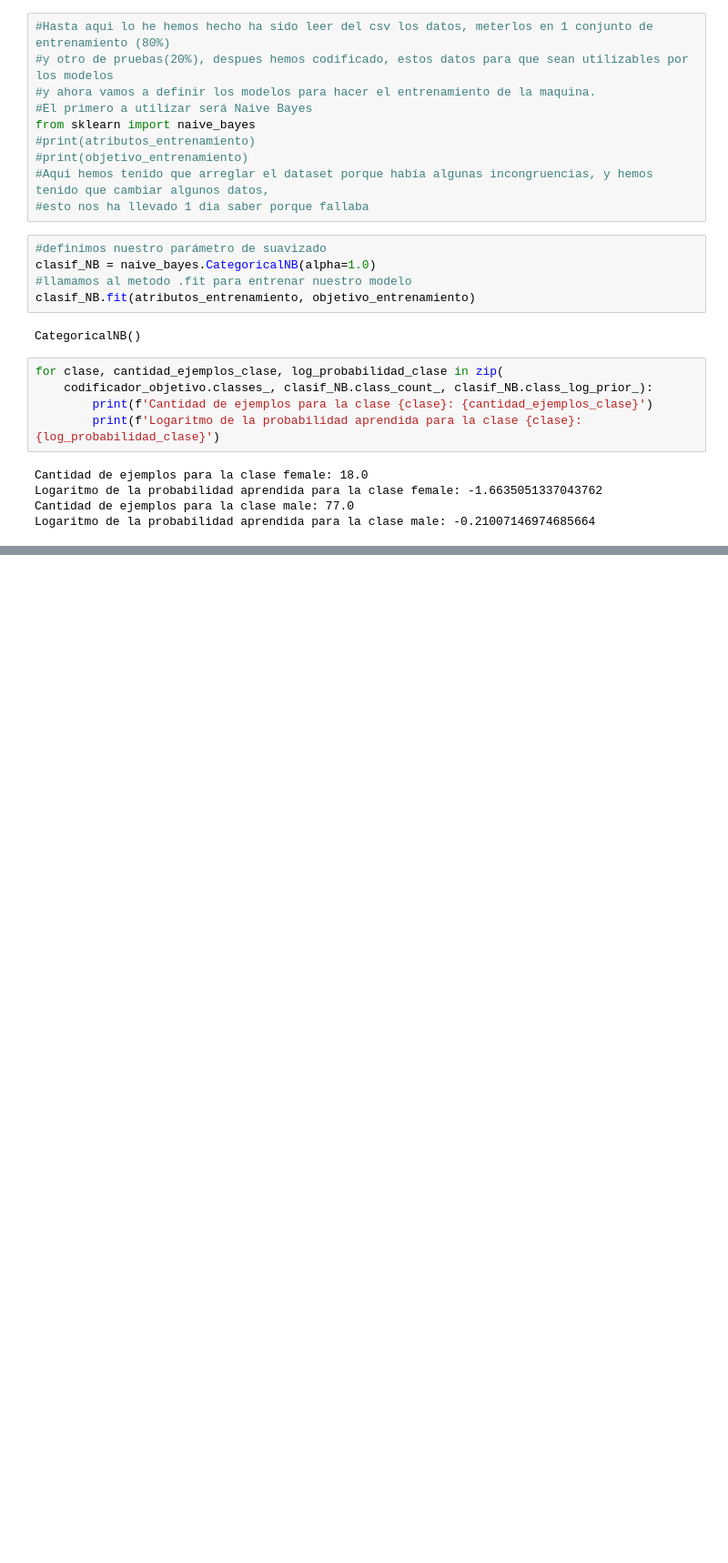
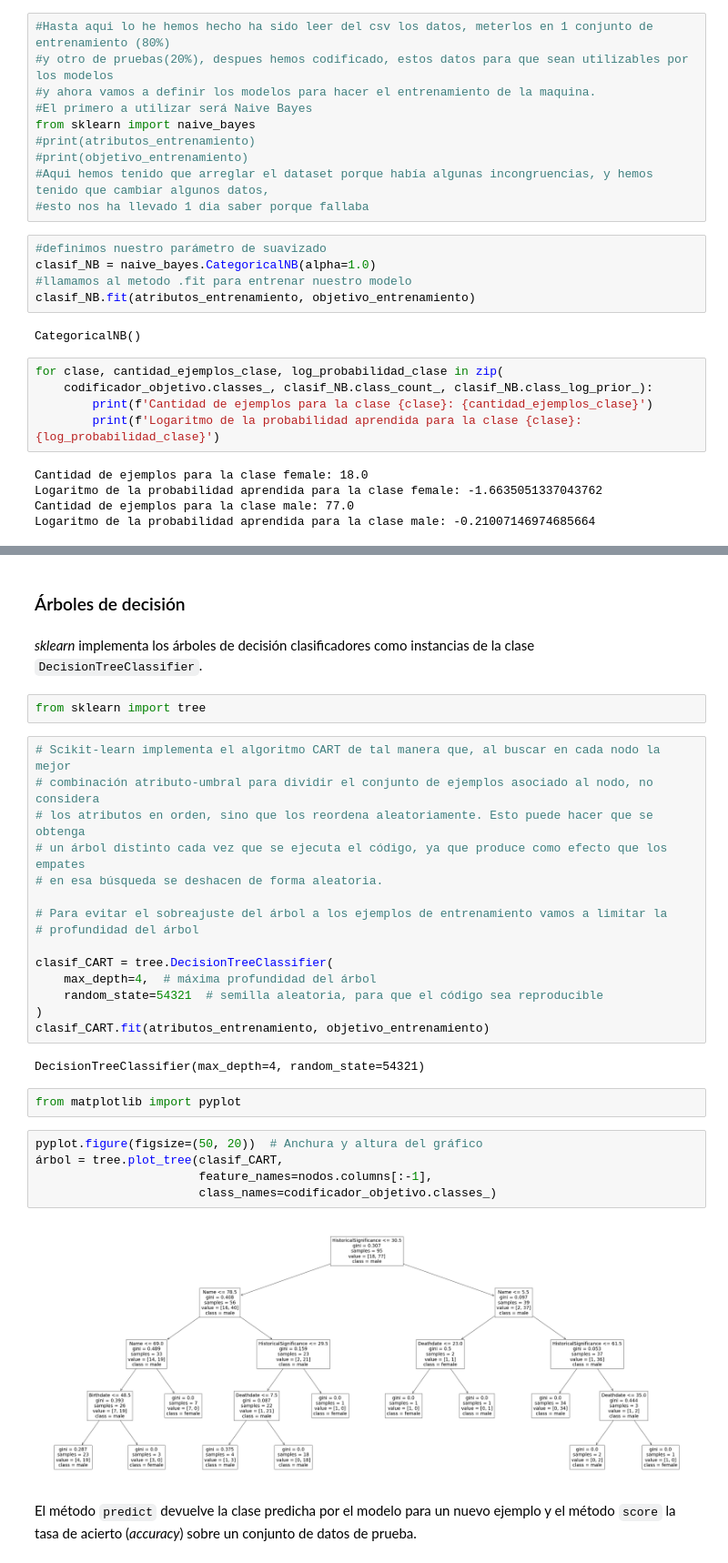
Before and after one commit to MRomalde/IA_Trabajo, a Jupyter notebook: Proyecto.ipynb, the cells around one changed output, grey strips where cells are left out. Shown: that part at 91% size. Drawn from its saved outputs; the diff is of its cells as text; blank space fills up the shorter version.

```diff
--- a/Proyecto.ipynb
+++ b/Proyecto.ipynb
@@ -239,0 +274,34 @@ ValueError: Found unknown categories ['1621', '1676'] in column 2 during transfo
+# %% [markdown]
+### Árboles de decisión
+# %% [markdown]
+_sklearn_ implementa los árboles de decisión clasificadores como instancias de la clase `DecisionTreeClassifier`.
+# %%
+from sklearn import tree
+# %%
+# Scikit-learn implementa el algoritmo CART de tal manera que, al buscar en cada nodo la mejor
+# combinación atributo-umbral para dividir el conjunto de ejemplos asociado al nodo, no considera
+# los atributos en orden, sino que los reordena aleatoriamente. Esto puede hacer que se obtenga
+# un árbol distinto cada vez que se ejecuta el código, ya que produce como efecto que los empates
+# en esa búsqueda se deshacen de forma aleatoria.
+
+# Para evitar el sobreajuste del árbol a los ejemplos de entrenamiento vamos a limitar la
+# profundidad del árbol
+
+clasif_CART = tree.DecisionTreeClassifier(
+    max_depth=4,  # máxima profundidad del árbol
+    random_state=54321  # semilla aleatoria, para que el código sea reproducible
+)
+clasif_CART.fit(atributos_entrenamiento, objetivo_entrenamiento)
+# %% [output]
+DecisionTreeClassifier(max_depth=4, random_state=54321)
+# %%
+from matplotlib import pyplot
+# %%
+pyplot.figure(figsize=(50, 20))  # Anchura y altura del gráfico
+árbol = tree.plot_tree(clasif_CART,
+                       feature_names=nodos.columns[:-1],
+                       class_names=codificador_objetivo.classes_)
+# %% [output]
+[figure, added]
+# %% [markdown]
+El método `predict` devuelve la clase predicha por el modelo para un nuevo ejemplo y el método `score` la tasa de acierto (_accuracy_) sobre un conjunto de datos de prueba.
```
Also changed, not shown: parts of 26 cells of this notebook.
